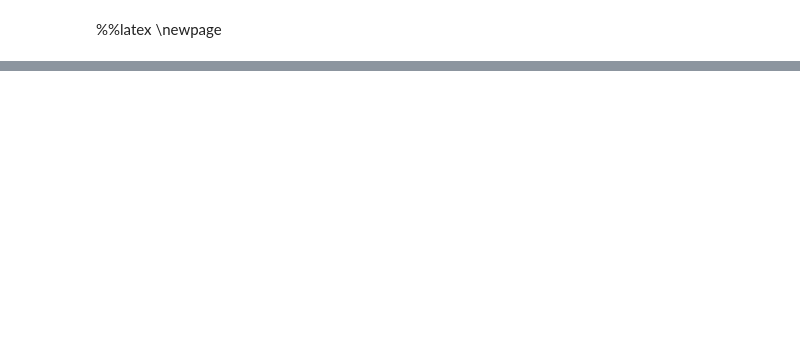
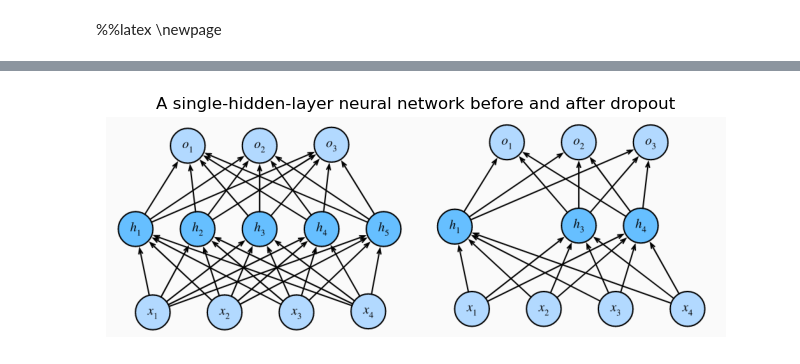
Before and after one commit to Knoero/MachineLearning, a Jupyter notebook: 1 Basics/01 Generalization and Regularization.ipynb, the cells around one changed output, grey strips where cells are left out. Saved outputs shown, nothing was run; the diff lists cells and outputs as text; code cells hidden in the pictures; blank space fills up the shorter version.

```diff
--- a/1 Basics/01 Generalization and Regularization.ipynb
+++ b/1 Basics/01 Generalization and Regularization.ipynb
@@ -238,27 +233,0 @@ First generate the dataset and visualize it
-# %%
-import seaborn as sns
-import numpy as np
-# Ensure reproducibility
-np.random.seed(123)
-# Plot setting
-sns.set()
-sns.set_context('paper')
-
-# Size of training set and validation set
-num_train, num_test = 160, 40
-# Number of total observations
-num_obs = num_train + num_test
-# Sample x
-x = (8 * np.random.rand(num_obs) - 4.0).reshape(-1, 1)
-# True parameters
-theta_true = np.array([-0.5, 1.5, -2, 2.5]).reshape(-1, 1)
-# Get the polynomial featurtes
-y = - 0.5 + 1.5 * x - 2 * x ** 2 / 2 + 2.5 * x ** 3 / 6\
-+ 2 * np.random.randn(num_obs).reshape(-1,1)
-# Visualize the dataset
-fig, ax = plt.subplots(figsize=(5, 3), dpi=100)
-ax.plot(x, y, '.', markersize=2)
-ax.set_xlabel('$x$')
-ax.set_ylabel('$y$')
-ax.set_title('Observed data')
-plt.show()
@@ -559,0 +529,9 @@ plt.show()
+# %%
+img = Image.open('Dropout.png')
+fig, ax = plt.subplots(figsize=(8, 4),dpi=100)
+ax.imshow(img)
+ax.axis('off')
+ax.set_title("A single-hidden-layer neural network before and after dropout")
+plt.show()
+# %% [output]
+[figure, added]
```
Also changed, not shown: parts of 31 cells of this notebook, 1 other file.
